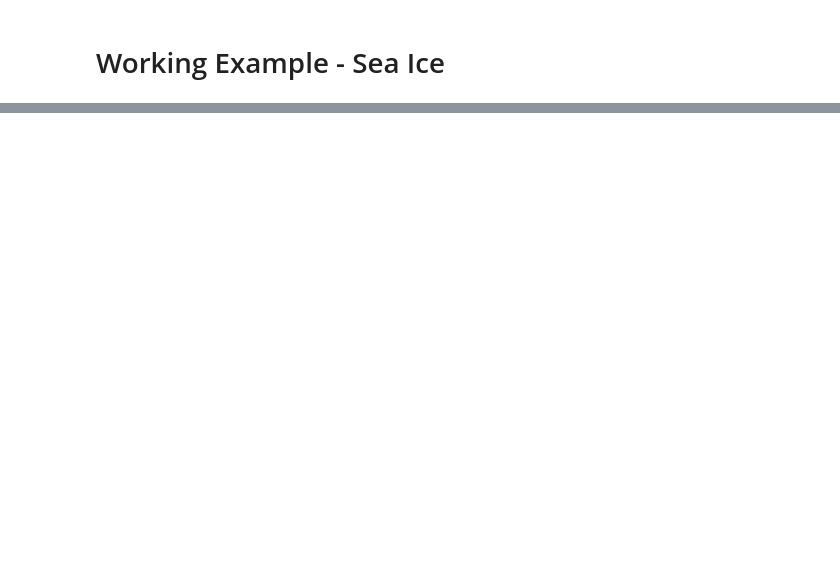
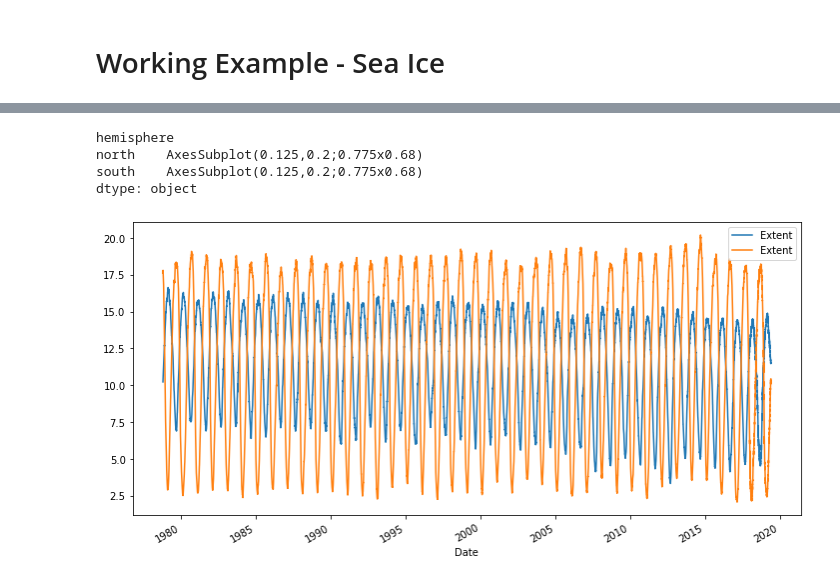
Before and after one commit to eyalnus/Python-Data, a Jupyter notebook: Pandas.ipynb, the cells around one changed output, grey strips where cells are left out. Cells and saved outputs as stored; diff of their text form; code cells hidden in the pictures; blank space fills up the shorter version.

```diff
--- a/Pandas.ipynb
+++ b/Pandas.ipynb
@@ -167,6 +690,12 @@ sea_ice[sea_ice.index > '1980'].head(10)
 # %%
-fig, ax = plt.subplots(figsize=(9,5))
+fig, ax = plt.subplots(figsize=(12,6))
 sea_ice.groupby('hemisphere').plot(ax=ax)
+# %% [output]
+hemisphere
+north    AxesSubplot(0.125,0.2;0.775x0.68)
+south    AxesSubplot(0.125,0.2;0.775x0.68)
+dtype: object
+[figure, added]
 # %%
 fig=plt.figure(figsize=(12, 6))
 north = sea_ice[sea_ice.hemisphere == "north"]
```
Also changed, not shown: parts of 61 cells of this notebook, 2 other files.
